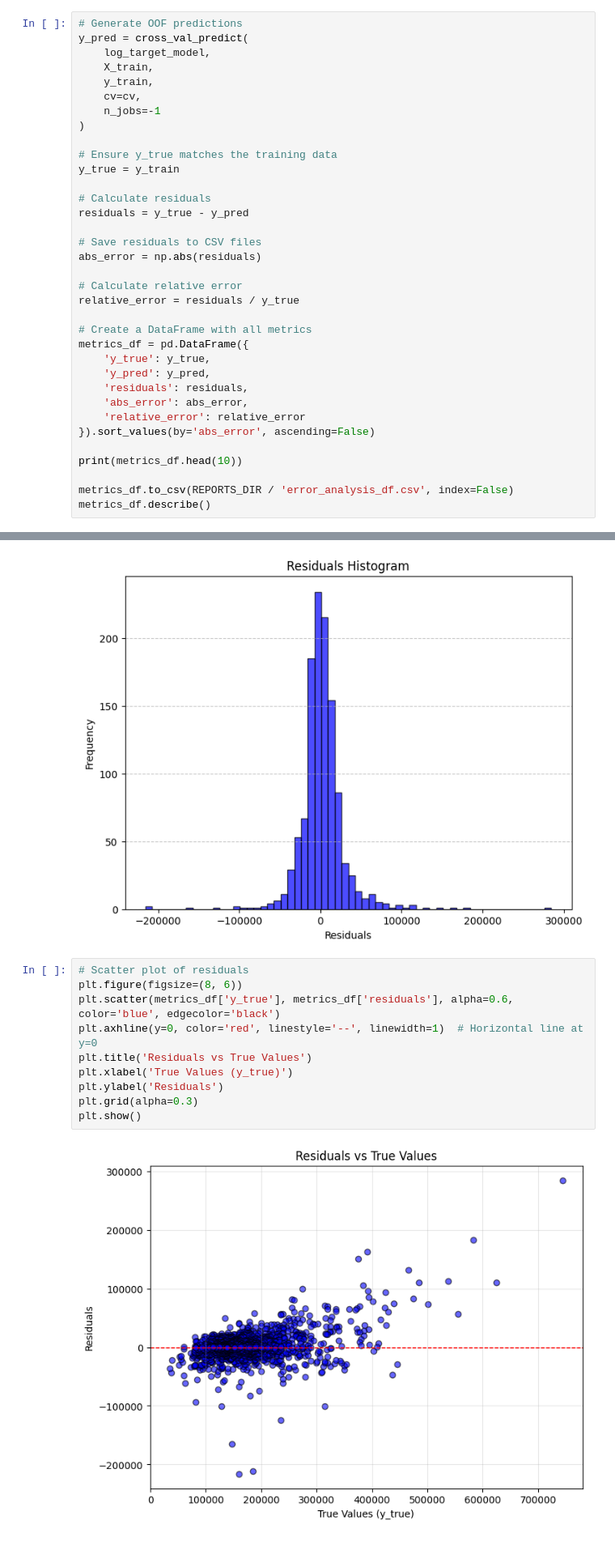
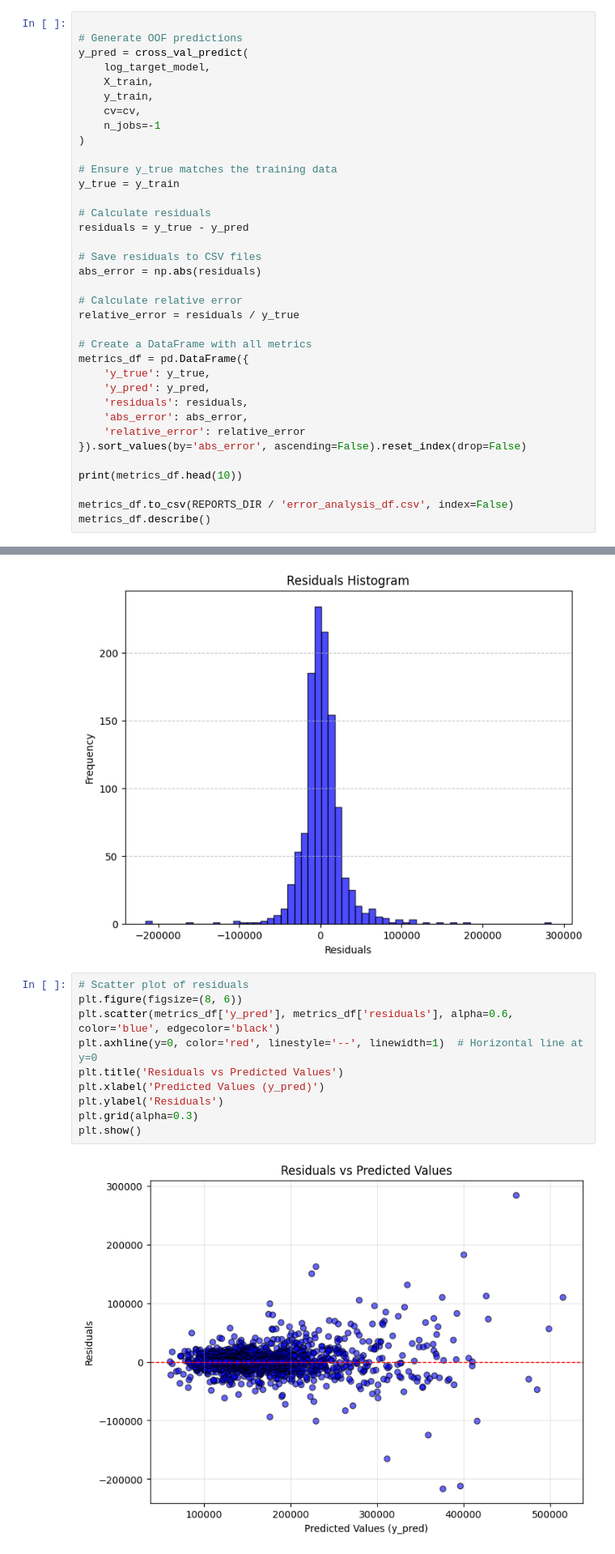
Before and after one commit to Uvlazhnitel/House-prices-regression, a Jupyter notebook: notebooks/10_error_analysis_and_features.ipynb, the cells around one changed output, grey strips where cells are left out. Shown at 81% size. Cells and saved outputs as stored; diff of their text form.

```diff
--- a/notebooks/10_error_analysis_and_features.ipynb
+++ b/notebooks/10_error_analysis_and_features.ipynb
@@ -121,6 +121,7 @@ TransformedTargetRegressor(func=<ufunc 'log1p'>, inverse_func=<ufunc 'expm1'>,
 # %%
 cv = KFold(n_splits=5, shuffle=True, random_state=RANDOM_STATE)
 # %%
+
 # Generate OOF predictions
 y_pred = cross_val_predict(
     log_target_model,
@@ -149,7 +150,7 @@ metrics_df = pd.DataFrame({
     'residuals': residuals,
     'abs_error': abs_error,
     'relative_error': relative_error
-}).sort_values(by='abs_error', ascending=False)
+}).sort_values(by='abs_error', ascending=False).reset_index(drop=False)
 
 print(metrics_df.head(10))
 
@@ -190,12 +207,12 @@ plt.show()
 # %%
 # Scatter plot of residuals
 plt.figure(figsize=(8, 6))
-plt.scatter(metrics_df['y_true'], metrics_df['residuals'], alpha=0.6, color='blue', edgecolor='black')
+plt.scatter(metrics_df['y_pred'], metrics_df['residuals'], alpha=0.6, color='blue', edgecolor='black')
 plt.axhline(y=0, color='red', linestyle='--', linewidth=1)  # Horizontal line at y=0
-plt.title('Residuals vs True Values')
-plt.xlabel('True Values (y_true)')
+plt.title('Residuals vs Predicted Values')
+plt.xlabel('Predicted Values (y_pred)')
 plt.ylabel('Residuals')
 plt.grid(alpha=0.3)
 plt.show()
 # %% [output]
-[figure, old version]
+[figure, new version]
```
Also changed, not shown: parts of 2 cells of this notebook, 2 other files.
